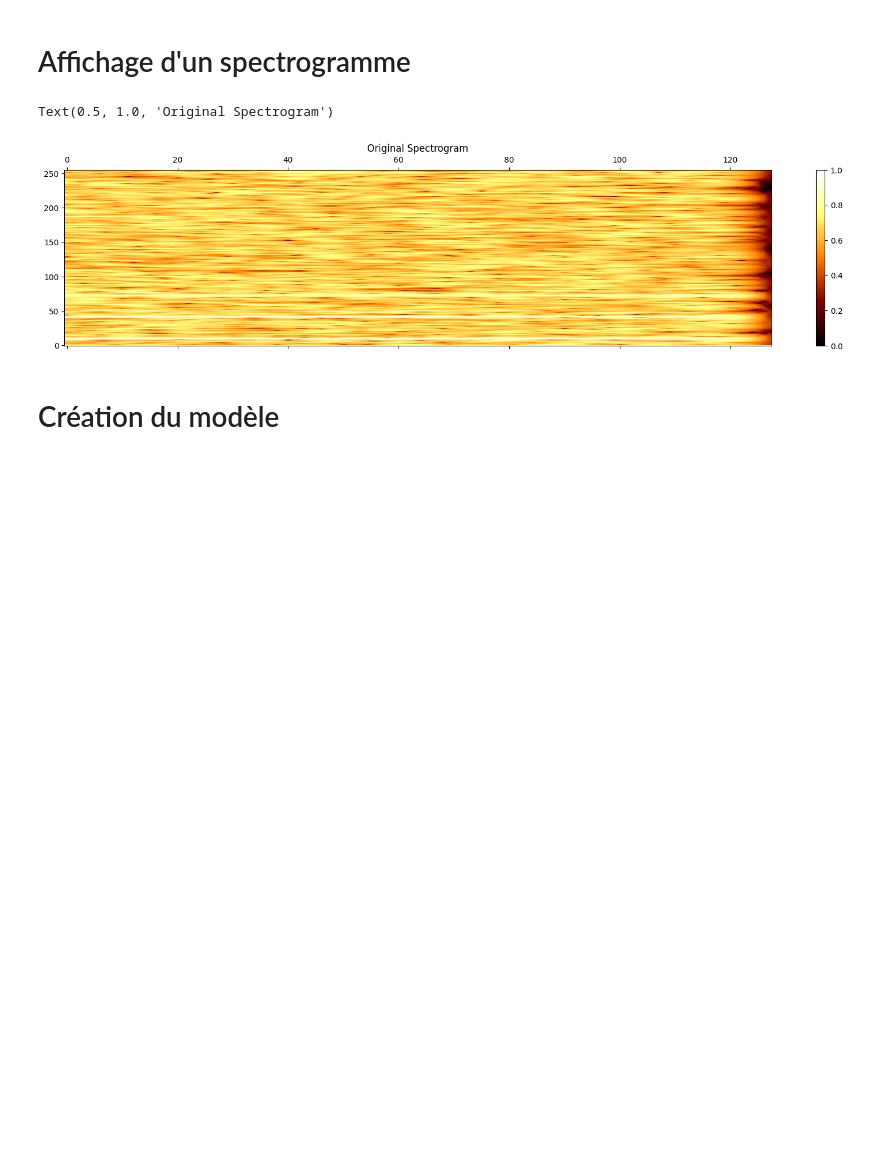
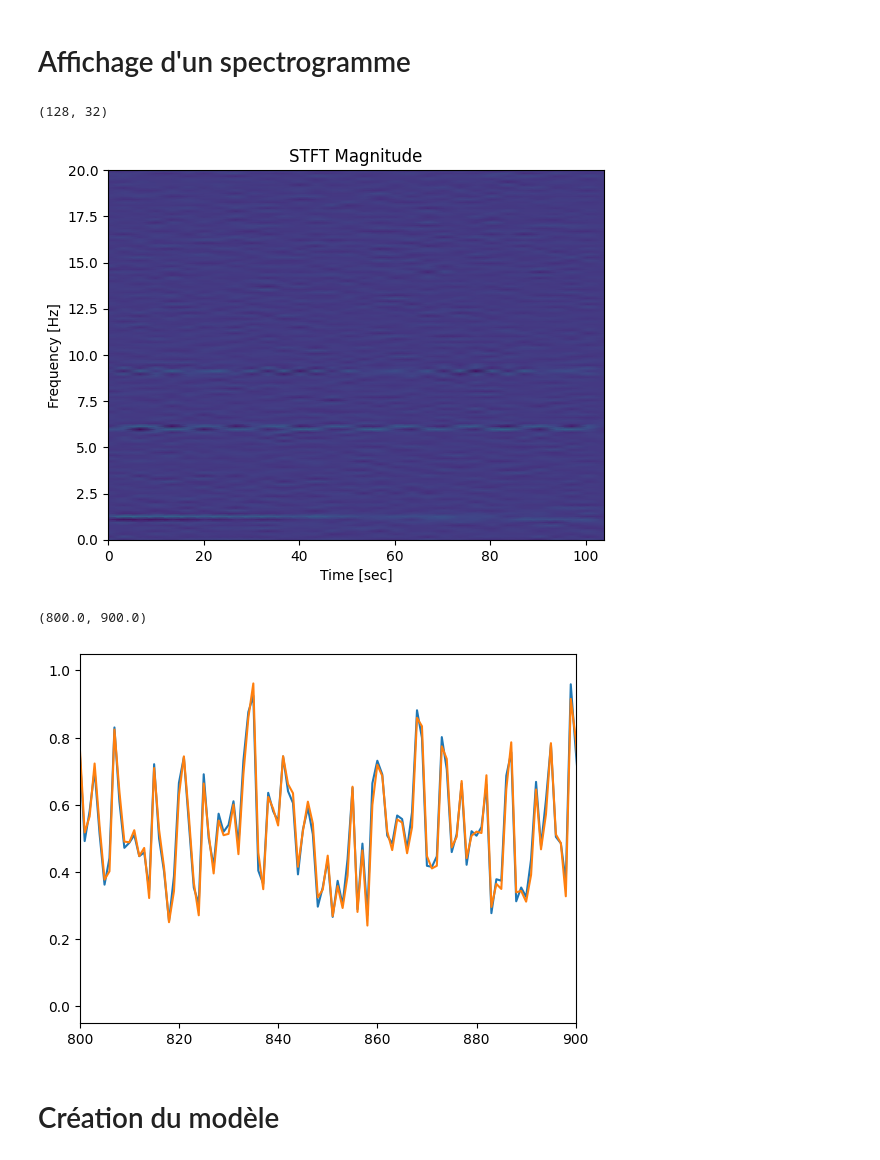
Before and after one commit to GabrielCMG/ProjetDeepLearning, a Jupyter notebook: AE_Spectrogramme.ipynb, the cells around one changed output. Saved outputs shown, nothing was run; the diff lists cells and outputs as text; code cells hidden in the pictures; blank space fills up the shorter version.

Commit message:
Utilisation de la STFT au lieu de la fonction pretty_spectrogram + calcule de la loss sur les signaux 1D Ne fonctionne pas

```diff
--- a/AE_Spectrogramme.ipynb
+++ b/AE_Spectrogramme.ipynb
@@ -305,22 +305,51 @@ validloader = DataLoader(validation_dataset, batch_size=config.batch_size)
 # %%
 ### Parameters ###
 fft_size = 512 # window size for the FFT
 step_size = fft_size/16 # distance to slide along the window (in time)
 spec_thresh = 10 # threshold for spectrograms (lower filters out more noise)
 
-s = test_noisy[0, :]
+s = test_noisy[6, :]
 
-X = pretty_spectrogram(s.astype('float64'), fft_size = fft_size, step_size = step_size, log = True, thresh = spec_thresh)
+X = pretty_spectrogram(s.astype('float64'), fft_size=fft_size, step_size=step_size, log=False)
 
-X = normalisation(X)
+# X = normalisation(X)
 
-fig, ax = plt.subplots(nrows=1,ncols=1, figsize=(20,4))
-cax = ax.matshow(np.transpose(X), interpolation='bilinear', aspect='auto', cmap=plt.cm.afmhot, origin='lower')
-fig.colorbar(cax)
-plt.title('Original Spectrogram')
+# fig, ax = plt.subplots(nrows=1,ncols=1, figsize=(20,4))
+# cax = ax.matshow(np.transpose(X), interpolation='bilinear', aspect='auto', cmap=plt.cm.afmhot, origin='lower')
+# fig.colorbar(cax)
+# plt.title('Original Spectrogram')
+
+X = invert_pretty_spectrogram(X, fft_size=fft_size, step_size=step_size, log=False)
+
+
+from scipy import signal
+
+f, t, Zxx = signal.stft(s, 40, nperseg=254, noverlap=120)
+amp = 2 * np.sqrt(2)
+
+Zxx = normalisation(Zxx)
+
+print(Zxx.shape)
+
+t2, x = signal.istft(Zxx, 40, nperseg=254, noverlap=120)
+
+plt.figure()
+plt.pcolormesh(t, f, np.abs(Zxx), vmin=0, vmax=amp, shading='gouraud')
+plt.title('STFT Magnitude')
+plt.ylabel('Frequency [Hz]')
+plt.xlabel('Time [sec]')
+plt.show()
+
+
+plt.figure()
+plt.plot(np.arange(0, 4096, 1), normalisation(x[:4096]))
+plt.plot(np.arange(0, 4096, 1), normalisation(s))
+plt.xlim([800, 900])
 # %% [output]
-Text(0.5, 1.0, 'Original Spectrogram')
+(128, 32)
-[figure, old version]
+[figure, new version]
+(800.0, 900.0)
+[figure, added]
 # %% [markdown]
 # Création du modèle
 # %%
```
Also changed, not shown: parts of 7 cells of this notebook, 1 other file.
